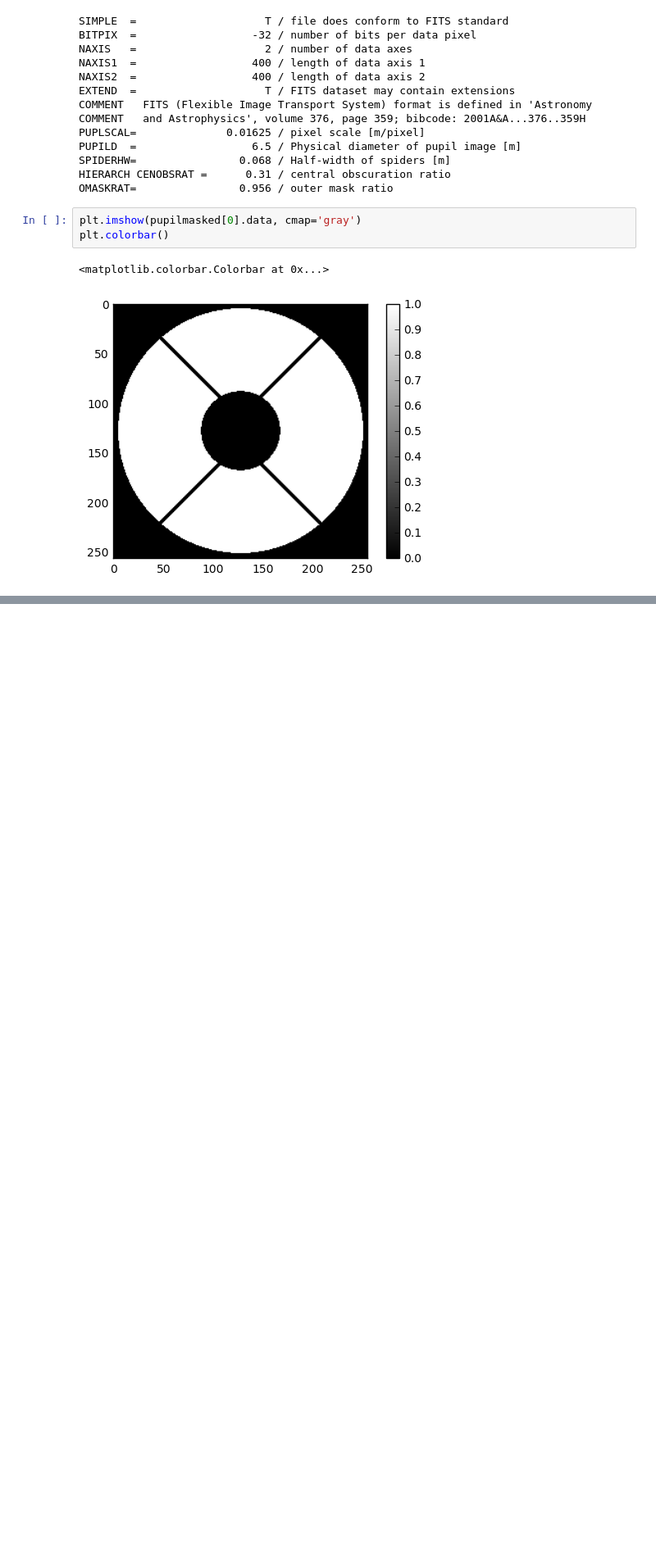
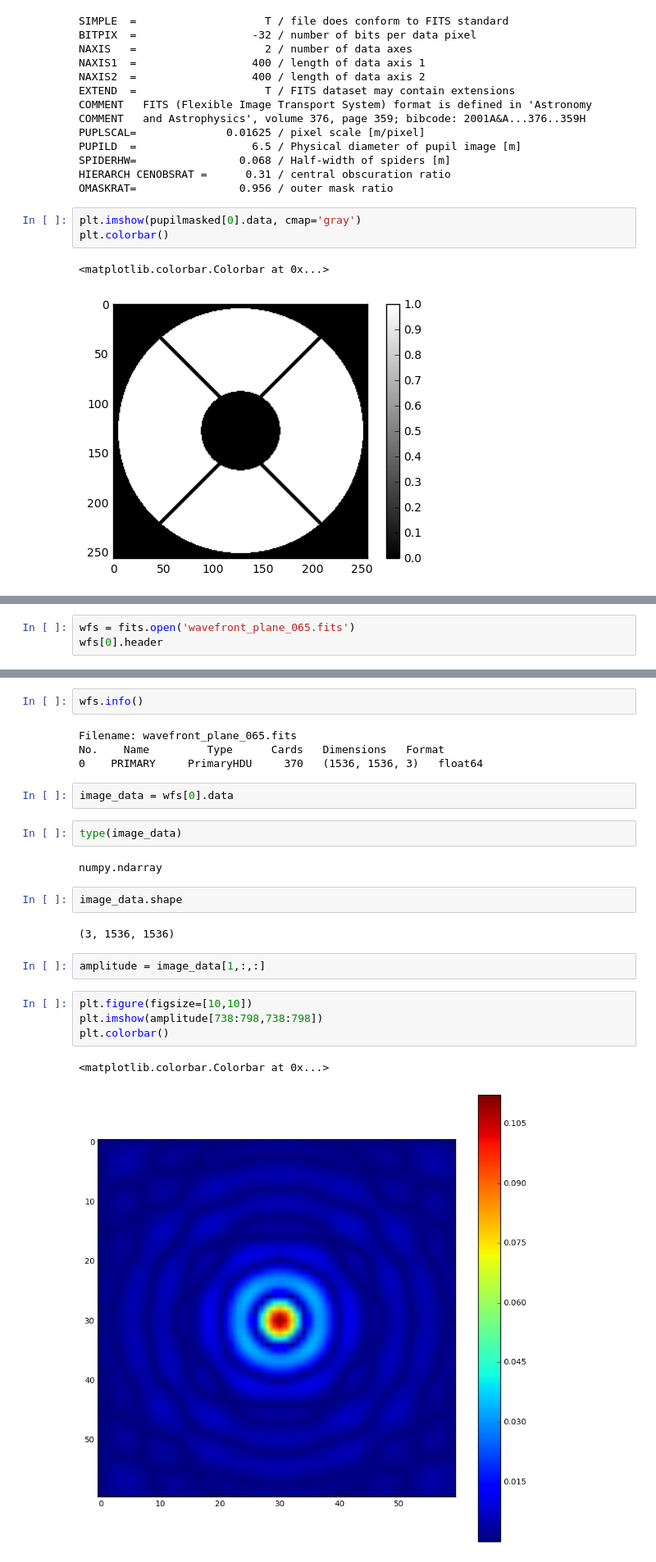
Before and after one commit to magao-x/magaox_poppy, a Jupyter notebook: fits_test.ipynb, the cells around one changed output, grey strips where cells are left out. Shown at 82% size. Cells and saved outputs as stored; diff of their text form; blank space fills up the shorter version.

```diff
--- a/fits_test.ipynb
+++ b/fits_test.ipynb
@@ -223,0 +232,3 @@ plt.colorbar()
+# %%
+wfs = fits.open('wavefront_plane_065.fits')
+wfs[0].header
@@ -223,0 +253,25 @@ plt.colorbar()
+# %%
+wfs.info()
+# %% [output]
+Filename: wavefront_plane_065.fits
+No.    Name         Type      Cards   Dimensions   Format
+0    PRIMARY     PrimaryHDU     370   (1536, 1536, 3)   float64
+# %%
+image_data = wfs[0].data
+# %%
+type(image_data)
+# %% [output]
+numpy.ndarray
+# %%
+image_data.shape
+# %% [output]
+(3, 1536, 1536)
+# %%
+amplitude = image_data[1,:,:]
+# %%
+plt.figure(figsize=[10,10])
+plt.imshow(amplitude[738:798,738:798])
+plt.colorbar()
+# %% [output]
+<matplotlib.colorbar.Colorbar at 0x...>
+[figure, added]
```
Also changed, not shown: parts of 12 cells of this notebook.
